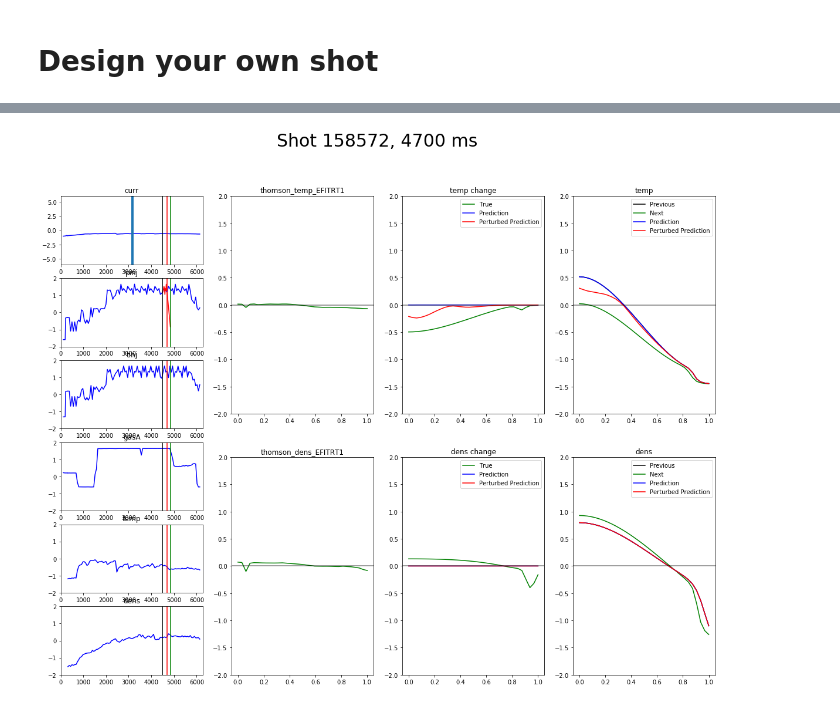
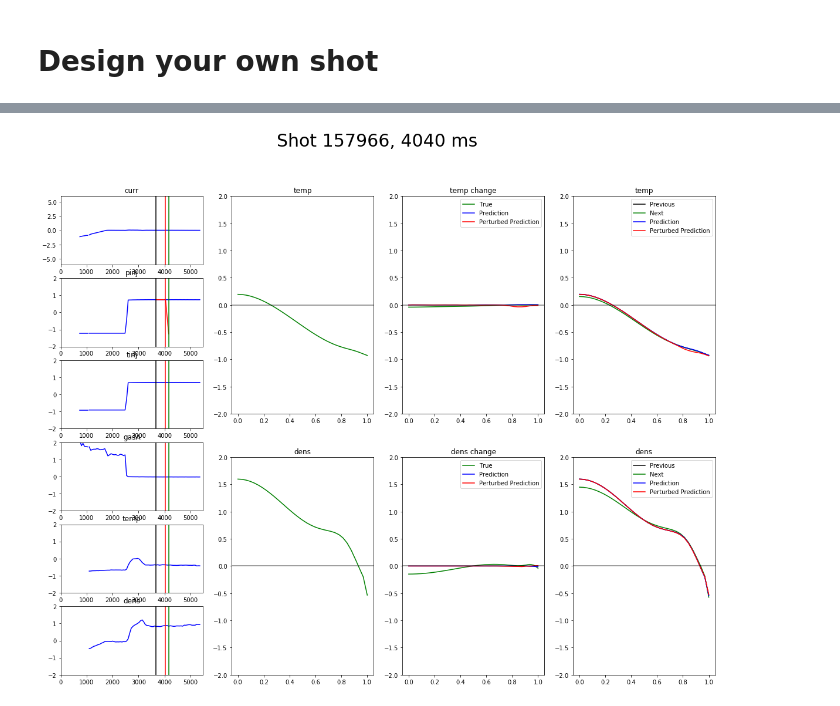
Before and after one commit to PlasmaControl/plasma-profile-predictor, a Jupyter notebook: notebooks/joe_analyze.ipynb, the cells around one changed output, grey strips where cells are left out. Drawn from its saved outputs; the diff is of its cells as text; code cells hidden in the pictures.

```diff
--- a/notebooks/joe_analyze.ipynb
+++ b/notebooks/joe_analyze.ipynb
@@ -37,7 +37,7 @@ matplotlib.rcParams['figure.facecolor'] = (1,1,1,1)
 # %% [markdown]
 # Analysis
 # %%
-file_path='/home/jabbate/run_results/test.h5'
+file_path='/home/jabbate/test_all_gas_vs_gasA_and_zipfit_vs_regular/joe_zipfit_gasA.h5'
 model = keras.models.load_model(file_path, compile=False)
 print('loaded model: ' + file_path.split('/')[-1])
 file_path = file_path[:-3] + 'params.pkl'
@@ -62,14 +61,14 @@ findfont: Font family ['Times New Roman'] not found. Falling back to DejaVu Sans
 # %%
-analysis_params['rawdata'] = '/scratch/gpfs/jabbate/new_data/final_data.pkl'
+analysis_params['rawdata'] = '/scratch/gpfs/jabbate/full_data/final_data.pkl'
 analysis_params['train_frac'] = 1
 analysis_params['val_frac'] = 0
 analysis_params['nshots'] = 100
 analysis_params['sample_step']=1
 analysis_params['randomize'] = False
 # %%
-with open('/scratch/gpfs/jabbate/full_data/train.pkl','rb') as f:
+with open('/scratch/gpfs/jabbate/data_60_ms/train.pkl','rb') as f:
     traindata=pickle.load(f,encoding='latin1')
-with open('/scratch/gpfs/jabbate/full_data/val.pkl','rb') as f:
+with open('/scratch/gpfs/jabbate/data_60_ms/val.pkl','rb') as f:
     valdata=pickle.load(f,encoding='latin1')
 # %%
 sig='itemp'
@@ -147,12 +151,12 @@ plt.rcParams['figure.figsize'] = [20, 15]
 # %%
 all_shots=np.unique(traindata['shotnum'])
 shotnum=np.random.choice(all_shots) #all_shots[5]
-t=4700
+t=4000
 
 psi = np.linspace(0,1,profile_length)
 sigs=['curr','pinj','tinj','gasA','temp','dens']
 profiles=['temp','dens']
-input_profiles=['thomson_temp_EFITRT1','thomson_dens_EFITRT1']
+input_profiles=['temp','dens']
 changed_input_keys=['pinj']
 changed_profile_keys=[] #'thomson_dens_EFITRT1']
 
@@ -216,9 +220,9 @@ for i,sig in enumerate(sigs):
             smoothed=np.convolve(traindata[sig][shot_indices,-lookahead], np.ones((N,))/N, mode='valid')
             #smoothed=traindata[sig][shot_indices,-lookahead][::N]
             #flattop_start_ind=np.where(np.isclose(np.diff(smoothed),0,atol=2e-3))[0][0]
-            flattop_inds=np.where(np.isclose(smoothed,np.max(smoothed),atol=1e-3))[0]
-            ax.axvline(traindata['time'][flattop_inds[0],-lookahead],linewidth=4)
-            ax.axvline(traindata['time'][flattop_inds[-1],-lookahead],linewidth=4)
+            #flattop_inds=np.where(np.isclose(smoothed,np.max(smoothed),atol=1e-3))[0]
+            #ax.axvline(traindata['time'][flattop_inds[0],-lookahead],linewidth=4)
+            #ax.axvline(traindata['time'][flattop_inds[-1],-lookahead],linewidth=4)
         else:
             ax.set_ylim(-2,2)
 
@@ -257,31 +261,31 @@ for i,profile in enumerate(profiles):
     ax.set_ylim(-2,2)
     ax.legend()
 
     ax=fig.add_subplot(len(profiles),num_cols,i*num_cols+1+1+1+1)
     ax.plot(psi,
             traindata[profile][shot_indices[0]+time_offset][0][::analysis_params['profile_downsample']],
             label='Previous',
             c='k')
     ax.plot(psi,
             traindata[profile][shot_indices[0]+time_offset][-1][::analysis_params['profile_downsample']],
             label='Next',
             c='g')
     ax.plot(psi,
             traindata[profile][shot_indices[0]+time_offset][0][::analysis_params['profile_downsample']]+predictions[i].squeeze(),
             label='Prediction',
             c='b')
     ax.plot(psi,
             traindata[profile][shot_indices[0]+time_offset][0][::analysis_params['profile_downsample']]+changed_predictions[i].squeeze(),
             label='Perturbed Prediction',
             c='r')
     ax.legend()
     ax.set_title(profile)
     ax.set_ylim(-2,2)
     ax.axhline(0,color='k',alpha=.5)
 
 time=train_generator.cur_times[:,max(profile_lookback, actuator_lookback)].squeeze()
 fig.suptitle('Shot {:.0f}, {:.0f} ms'.format(shotnum,time),fontsize=30)
 plt.subplots_adjust(hspace=.2)
 plt.show()
 # %% [output]
-[figure, old version]
+[figure, new version]
```
Also changed, not shown: parts of 6 cells of this notebook, 4 other files.
